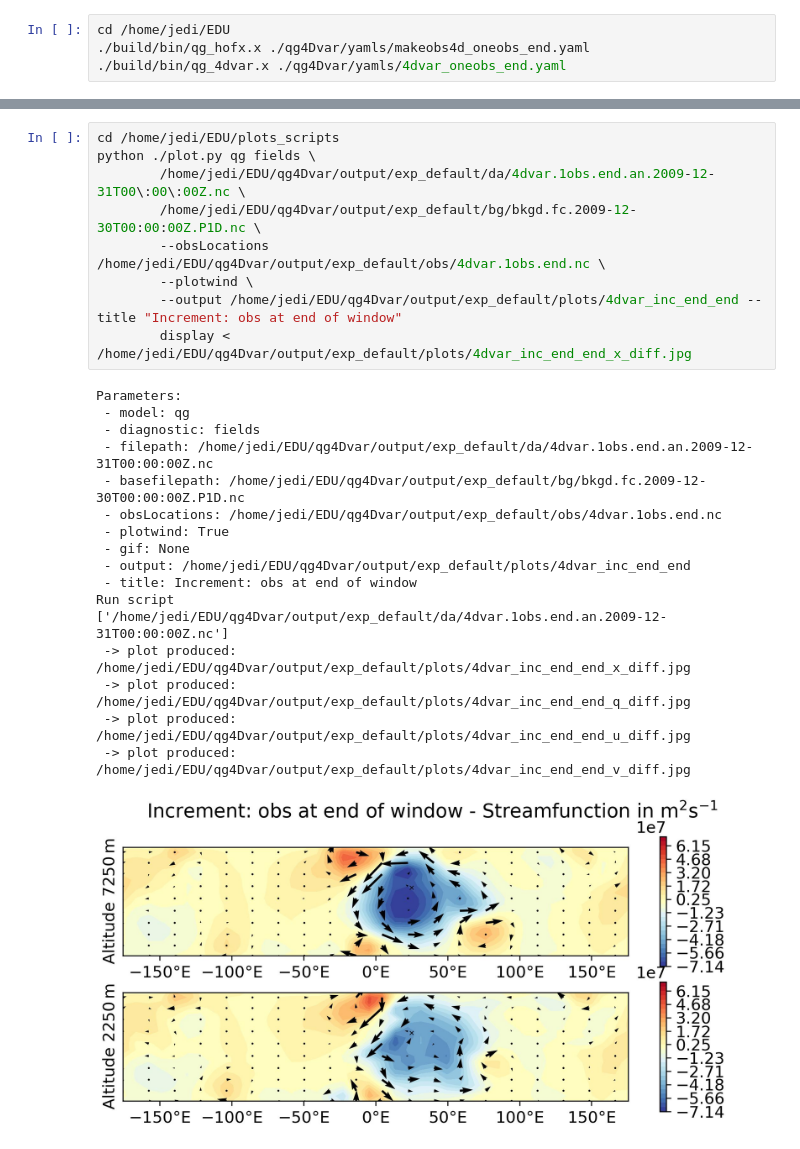
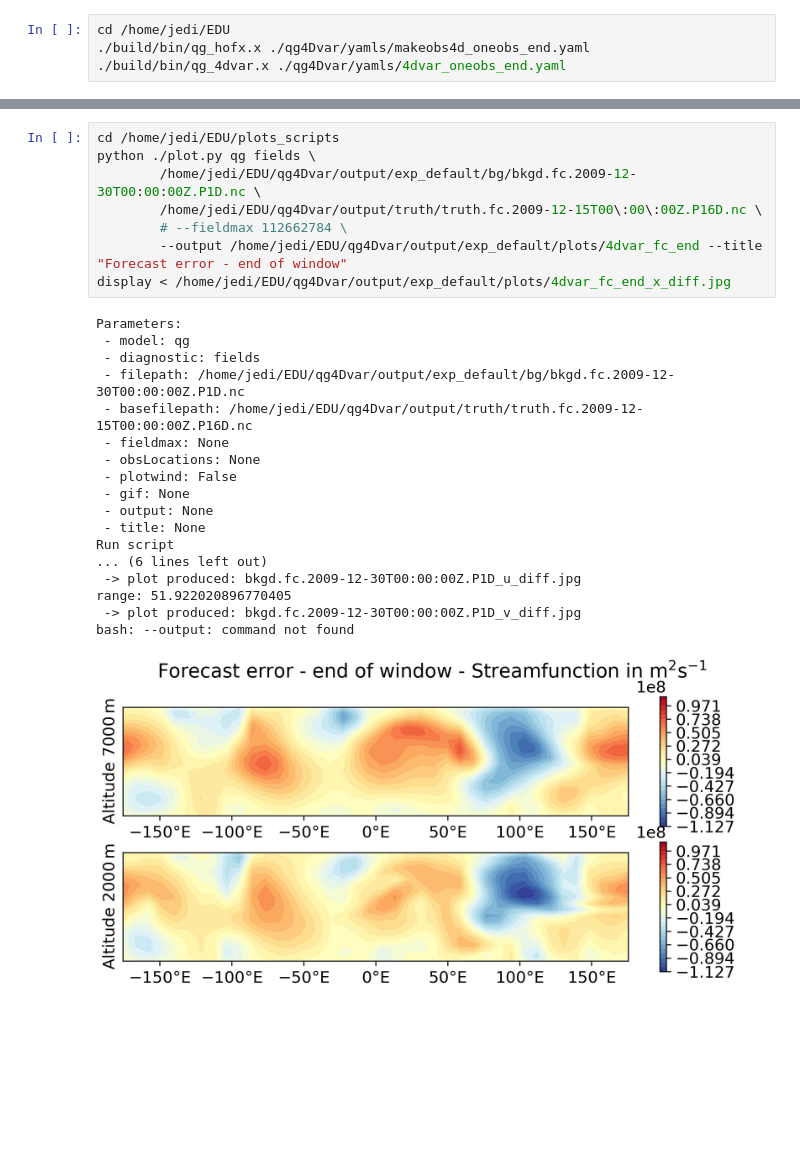
Before and after one commit to JCSDA-internal/jedi-edu, a Jupyter notebook: notebooks/qg4Dvar_tutorial.ipynb, the cells around one changed output, grey strips where cells are left out. Drawn from its saved outputs; the diff is of its cells as text; blank space fills up the shorter version.

Commit message:
Add 4dvar experiences

```diff
--- a/notebooks/qg4Dvar_tutorial.ipynb
+++ b/notebooks/qg4Dvar_tutorial.ipynb
@@ -315,27 +126,27 @@ Run script
-# %%
-cd /home/jedi/EDU/plots_scripts
-python ./plot.py qg fields \
-        /home/jedi/EDU/qg4Dvar/output/exp_default/da/4dvar.1obs.end.an.2009-12-31T00\:00\:00Z.nc \
-        /home/jedi/EDU/qg4Dvar/output/exp_default/bg/bkgd.fc.2009-12-30T00:00:00Z.P1D.nc \
-        --obsLocations /home/jedi/EDU/qg4Dvar/output/exp_default/obs/4dvar.1obs.end.nc \
-        --plotwind \
-        --output /home/jedi/EDU/qg4Dvar/output/exp_default/plots/4dvar_inc_end_end --title "Increment: obs at end of window"
-        display < /home/jedi/EDU/qg4Dvar/output/exp_default/plots/4dvar_inc_end_end_x_diff.jpg
-# %% [output]
-Parameters:
- - model: qg
- - diagnostic: fields
- - filepath: /home/jedi/EDU/qg4Dvar/output/exp_default/da/4dvar.1obs.end.an.2009-12-31T00:00:00Z.nc
- - basefilepath: /home/jedi/EDU/qg4Dvar/output/exp_default/bg/bkgd.fc.2009-12-30T00:00:00Z.P1D.nc
- - obsLocations: /home/jedi/EDU/qg4Dvar/output/exp_default/obs/4dvar.1obs.end.nc
- - plotwind: True
- - gif: None
- - output: /home/jedi/EDU/qg4Dvar/output/exp_default/plots/4dvar_inc_end_end
- - title: Increment: obs at end of window
-Run script
-['/home/jedi/EDU/qg4Dvar/output/exp_default/da/4dvar.1obs.end.an.2009-12-31T00:00:00Z.nc']
- -> plot produced: /home/jedi/EDU/qg4Dvar/output/exp_default/plots/4dvar_inc_end_end_x_diff.jpg
- -> plot produced: /home/jedi/EDU/qg4Dvar/output/exp_default/plots/4dvar_inc_end_end_q_diff.jpg
- -> plot produced: /home/jedi/EDU/qg4Dvar/output/exp_default/plots/4dvar_inc_end_end_u_diff.jpg
- -> plot produced: /home/jedi/EDU/qg4Dvar/output/exp_default/plots/4dvar_inc_end_end_v_diff.jpg
-[figure, removed]
+# %%
+cd /home/jedi/EDU/plots_scripts
+python ./plot.py qg fields \
+        /home/jedi/EDU/qg4Dvar/output/exp_default/bg/bkgd.fc.2009-12-30T00:00:00Z.P1D.nc \
+        /home/jedi/EDU/qg4Dvar/output/truth/truth.fc.2009-12-15T00\:00\:00Z.P16D.nc \
+        # --fieldmax 112662784 \
+        --output /home/jedi/EDU/qg4Dvar/output/exp_default/plots/4dvar_fc_end --title "Forecast error - end of window"
+display < /home/jedi/EDU/qg4Dvar/output/exp_default/plots/4dvar_fc_end_x_diff.jpg
+# %% [output]
+Parameters:
+ - model: qg
+ - diagnostic: fields
+ - filepath: /home/jedi/EDU/qg4Dvar/output/exp_default/bg/bkgd.fc.2009-12-30T00:00:00Z.P1D.nc
+ - basefilepath: /home/jedi/EDU/qg4Dvar/output/truth/truth.fc.2009-12-15T00:00:00Z.P16D.nc
+ - fieldmax: None
+ - obsLocations: None
+ - plotwind: False
+ - gif: None
+ - output: None
+ - title: None
+Run script
+... (6 lines left out)
+ -> plot produced: bkgd.fc.2009-12-30T00:00:00Z.P1D_u_diff.jpg
+range: 51.922020896770405
+ -> plot produced: bkgd.fc.2009-12-30T00:00:00Z.P1D_v_diff.jpg
+bash: --output: command not found
+[figure, added]
```
Also changed, not shown: parts of 15 cells of this notebook, 4 other files.
